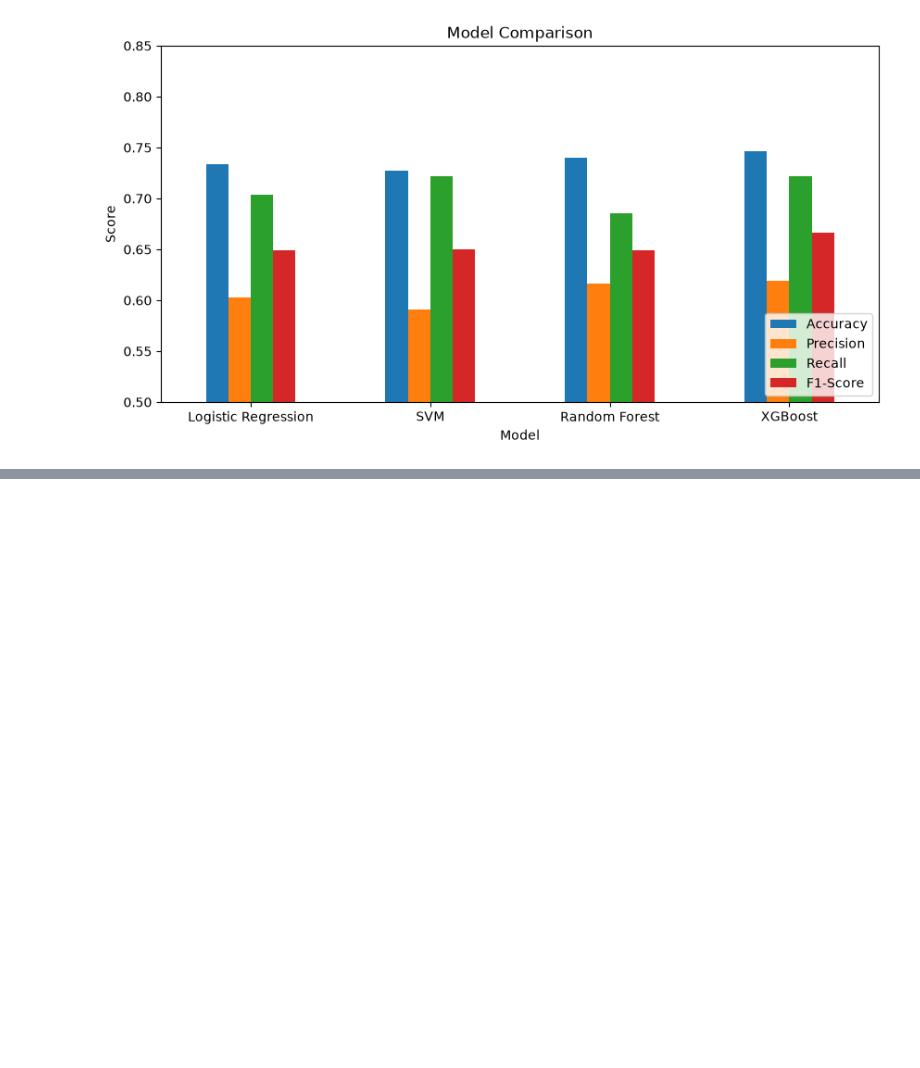
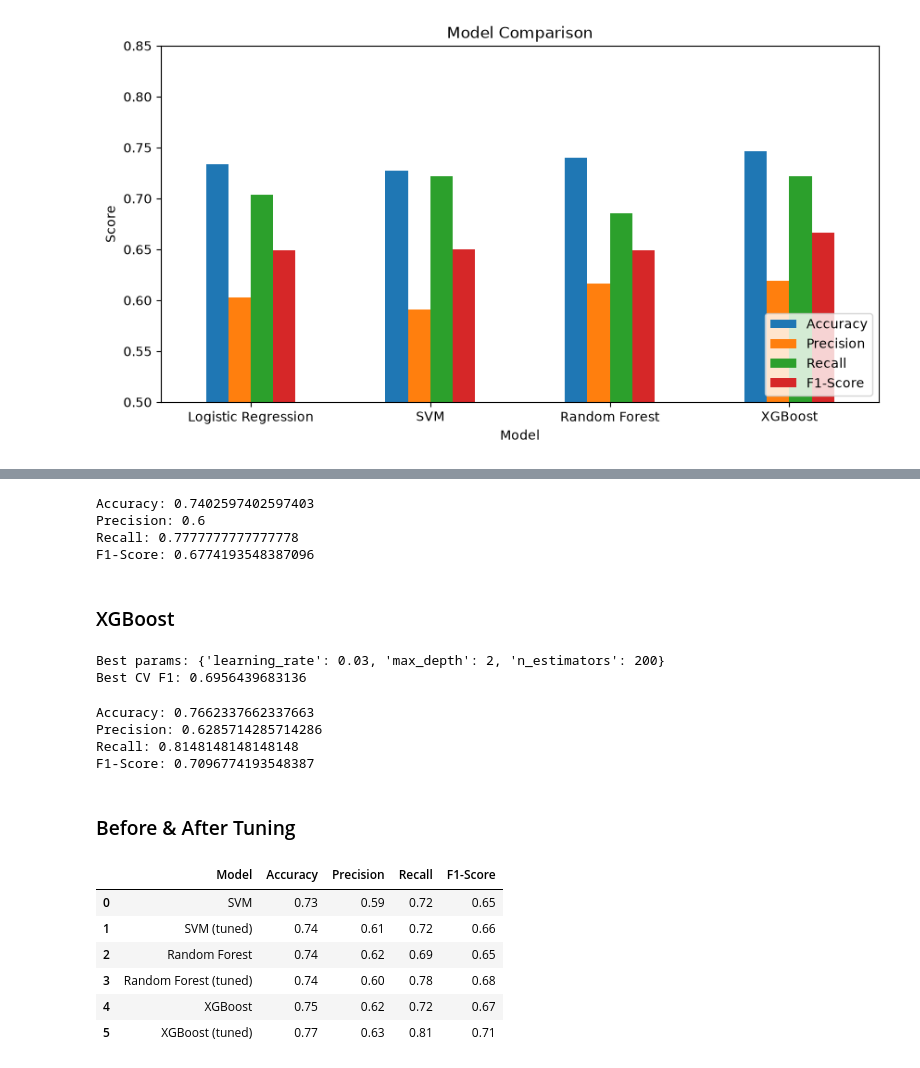
Before and after one commit to mrpaul-10/CodeAlpha_Disease_Prediction, a Jupyter notebook: notebook/Disease_Prediction.ipynb, the cells around one changed output, grey strips where cells are left out. Drawn from its saved outputs; the diff is of its cells as text; code cells hidden in the pictures; blank space fills up the shorter version.

```diff
--- a/notebook/Disease_Prediction.ipynb
+++ b/notebook/Disease_Prediction.ipynb
@@ -406,0 +463,73 @@ plt.show()
+# %%
+best_rf = grid_rf.best_estimator_
+y_pred_rf_t = best_rf.predict(X_test)
+
+accuracy_rf_t = accuracy_score(y_test, y_pred_rf_t)
+precision_rf_t = precision_score(y_test, y_pred_rf_t)
+recall_rf_t = recall_score(y_test, y_pred_rf_t)
+f1_rf_t = f1_score(y_test, y_pred_rf_t)
+
+print("Accuracy:", accuracy_rf_t)
+print("Precision:", precision_rf_t)
+print("Recall:", recall_rf_t)
+print("F1-Score:", f1_rf_t)
+# %% [output]
+Accuracy: 0.7402597402597403
+Precision: 0.6
+Recall: 0.7777777777777778
+F1-Score: 0.6774193548387096
+# %% [markdown]
+### XGBoost
+# %%
+param_xgb = {
+    "max_depth": [2, 3, 4],
+    "learning_rate": [0.03, 0.05, 0.1],
+    "n_estimators": [100, 200, 300]
+}
+
+grid_xgb = GridSearchCV(XGBClassifier(scale_pos_weight=neg_pos, eval_metric="logloss", random_state=42),
+                        param_xgb, cv=5, scoring="f1")
+grid_xgb.fit(X_train, y_train)
+
+print("Best params:", grid_xgb.best_params_)
+print("Best CV F1:", grid_xgb.best_score_)
+# %% [output]
+Best params: {'learning_rate': 0.03, 'max_depth': 2, 'n_estimators': 200}
+Best CV F1: 0.6956439683136
+# %%
+best_xgb = grid_xgb.best_estimator_
+y_pred_xgb_t = best_xgb.predict(X_test)
+
+accuracy_xgb_t = accuracy_score(y_test, y_pred_xgb_t)
+precision_xgb_t = precision_score(y_test, y_pred_xgb_t)
+recall_xgb_t = recall_score(y_test, y_pred_xgb_t)
+f1_xgb_t = f1_score(y_test, y_pred_xgb_t)
+
+print("Accuracy:", accuracy_xgb_t)
+print("Precision:", precision_xgb_t)
+print("Recall:", recall_xgb_t)
+print("F1-Score:", f1_xgb_t)
+# %% [output]
+Accuracy: 0.7662337662337663
+Precision: 0.6285714285714286
+Recall: 0.8148148148148148
+F1-Score: 0.7096774193548387
+# %% [markdown]
+### Before & After Tuning
+# %%
+tuning = pd.DataFrame({
+    "Model": ["SVM", "SVM (tuned)", "Random Forest", "Random Forest (tuned)", "XGBoost", "XGBoost (tuned)"],
+    "Accuracy": [accuracy_svm, accuracy_svm_t, accuracy_rf, accuracy_rf_t, accuracy_xgb, accuracy_xgb_t],
+    "Precision": [precision_svm, precision_svm_t, precision_rf, precision_rf_t, precision_xgb, precision_xgb_t],
+    "Recall": [recall_svm, recall_svm_t, recall_rf, recall_rf_t, recall_xgb, recall_xgb_t],
+    "F1-Score": [f1_svm, f1_svm_t, f1_rf, f1_rf_t, f1_xgb, f1_xgb_t]
+})
+tuning.round(2)
+# %% [output]
+|  | Model | Accuracy | Precision | Recall | F1-Score |
+| 0 | SVM | 0.73 | 0.59 | 0.72 | 0.65 |
+| 1 | SVM (tuned) | 0.74 | 0.61 | 0.72 | 0.66 |
+| 2 | Random Forest | 0.74 | 0.62 | 0.69 | 0.65 |
+| 3 | Random Forest (tuned) | 0.74 | 0.60 | 0.78 | 0.68 |
+| 4 | XGBoost | 0.75 | 0.62 | 0.72 | 0.67 |
+| 5 | XGBoost (tuned) | 0.77 | 0.63 | 0.81 | 0.71 |
```
Also changed, not shown: parts of 14 cells of this notebook.
